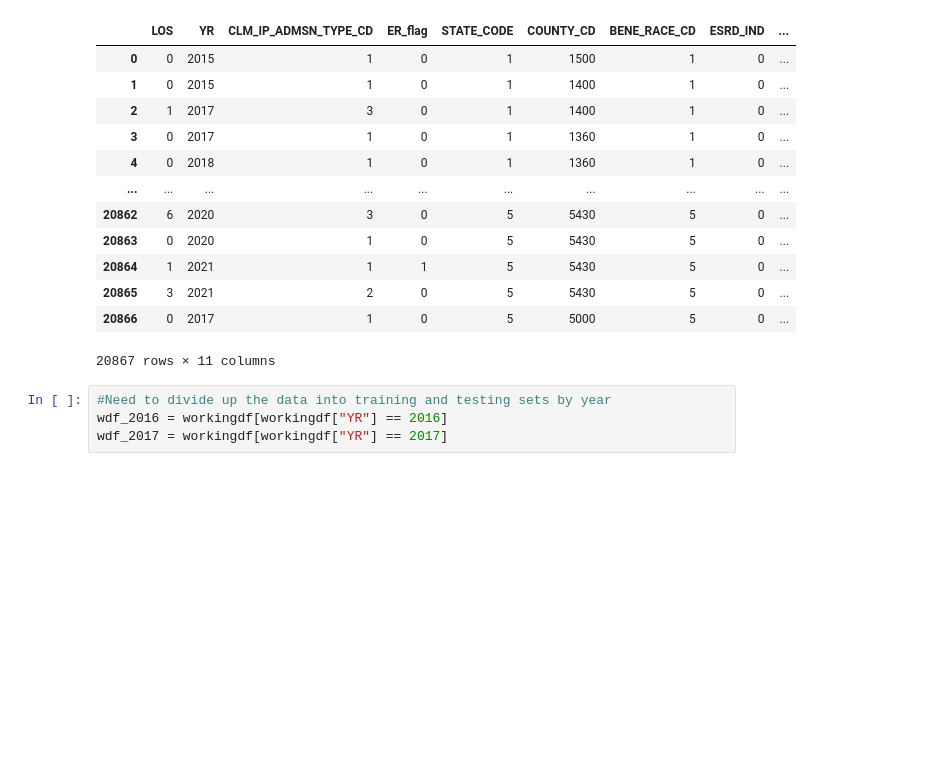
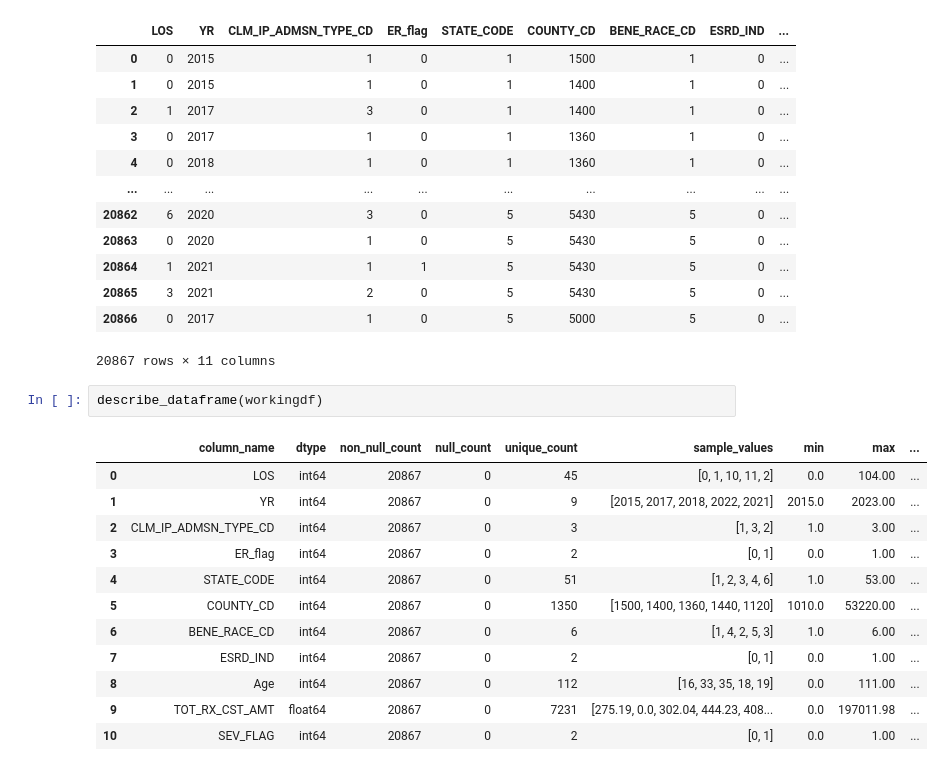
Before and after one commit to lwilsen/HealthCareAnalysis, a Jupyter notebook: luke_code/modelling/models.ipynb, the cells around one changed output. Cells and saved outputs as stored; diff of their text form; blank space fills up the shorter version.

```diff
--- a/luke_code/modelling/models.ipynb
+++ b/luke_code/modelling/models.ipynb
@@ -124,7 +135,18 @@ workingdf
 | 20865 | 3 | 2021 | 2 | 0 | 5 | 5430 | 5 | 0 | ... |
 | 20866 | 0 | 2017 | 1 | 0 | 5 | 5000 | 5 | 0 | ... |
 20867 rows × 11 columns
-# %%
-#Need to divide up the data into training and testing sets by year
-wdf_2016 = workingdf[workingdf["YR"] == 2016]
-wdf_2017 = workingdf[workingdf["YR"] == 2017]
+# %%
+describe_dataframe(workingdf)
+# %% [output]
+|  | column_name | dtype | non_null_count | null_count | unique_count | sample_values | min | max | ... |
+| 0 | LOS | int64 | 20867 | 0 | 45 | [0, 1, 10, 11, 2] | 0.0 | 104.00 | ... |
+| 1 | YR | int64 | 20867 | 0 | 9 | [2015, 2017, 2018, 2022, 2021] | 2015.0 | 2023.00 | ... |
+| 2 | CLM_IP_ADMSN_TYPE_CD | int64 | 20867 | 0 | 3 | [1, 3, 2] | 1.0 | 3.00 | ... |
+| 3 | ER_flag | int64 | 20867 | 0 | 2 | [0, 1] | 0.0 | 1.00 | ... |
+| 4 | STATE_CODE | int64 | 20867 | 0 | 51 | [1, 2, 3, 4, 6] | 1.0 | 53.00 | ... |
+| 5 | COUNTY_CD | int64 | 20867 | 0 | 1350 | [1500, 1400, 1360, 1440, 1120] | 1010.0 | 53220.00 | ... |
+| 6 | BENE_RACE_CD | int64 | 20867 | 0 | 6 | [1, 4, 2, 5, 3] | 1.0 | 6.00 | ... |
+| 7 | ESRD_IND | int64 | 20867 | 0 | 2 | [0, 1] | 0.0 | 1.00 | ... |
+| 8 | Age | int64 | 20867 | 0 | 112 | [16, 33, 35, 18, 19] | 0.0 | 111.00 | ... |
+| 9 | TOT_RX_CST_AMT | float64 | 20867 | 0 | 7231 | [275.19, 0.0, 302.04, 444.23, 408... | 0.0 | 197011.98 | ... |
+| 10 | SEV_FLAG | int64 | 20867 | 0 | 2 | [0, 1] | 0.0 | 1.00 | ... |
```
Also changed, not shown: parts of 13 cells of this notebook, 1 other file.
